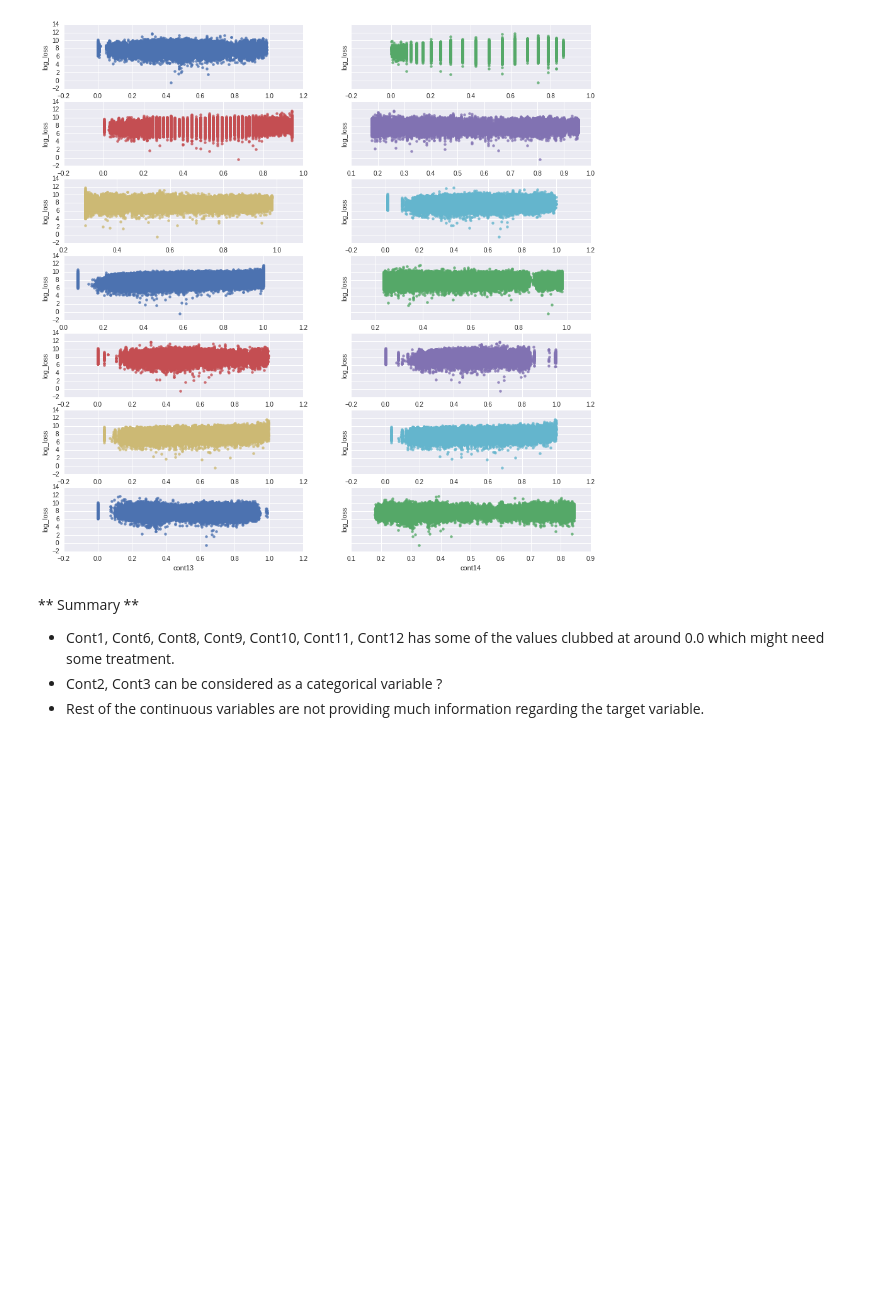
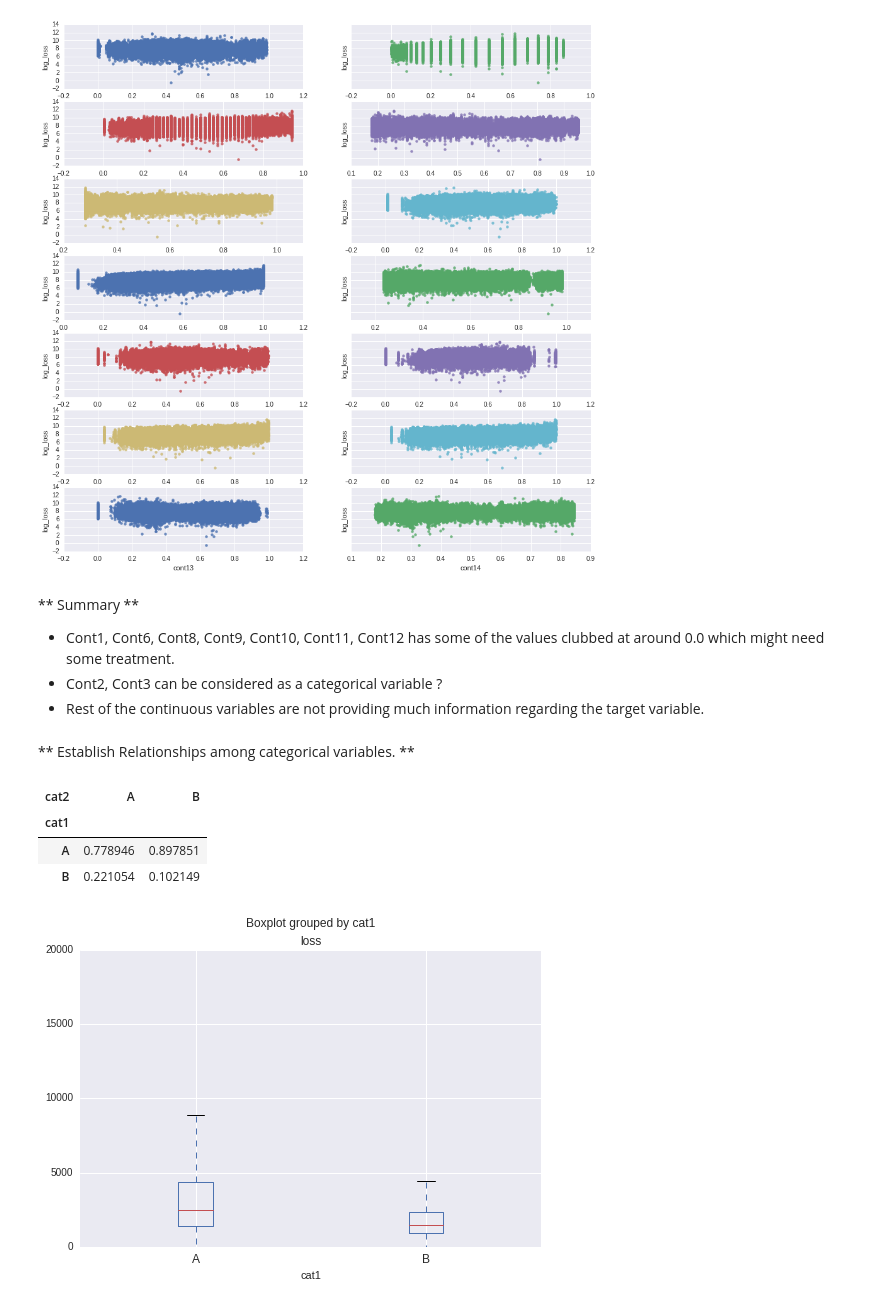
Before and after one commit to numb3r33/AllStateInsurance, a Jupyter notebook: notebooks/What_is_data.ipynb, the cells around one changed output. Saved outputs shown, nothing was run; the diff lists cells and outputs as text; code cells hidden in the pictures; blank space fills up the shorter version.

Commit message:
Feature Interaction for categorical variables for some of the variables.

```diff
--- a/notebooks/What_is_data.ipynb
+++ b/notebooks/What_is_data.ipynb
@@ -136,3 +138,5 @@ sns.regplot(x='cont14', y='log_loss', data=data[:len(train)], fit_reg=False, ax=
 * Cont1, Cont6, Cont8, Cont9, Cont10, Cont11, Cont12 has some of the values clubbed at around 0.0 which might need some treatment.
 * Cont2, Cont3 can be considered as a categorical variable ?
 * Rest of the continuous variables are not providing much information regarding the target variable.
+# %% [markdown]
+** Establish Relationships among categorical variables. **
@@ -138,0 +145,11 @@ sns.regplot(x='cont14', y='log_loss', data=data[:len(train)], fit_reg=False, ax=
+# %%
+cat1_cat2 / cat1_cat2.sum(axis=0)
+# %% [output]
+| cat2 | A | B |
+| cat1 |  |  |
+| A | 0.778946 | 0.897851 |
+| B | 0.221054 | 0.102149 |
+# %%
+data[data.loss < 20000].boxplot(column='loss', by='cat1');
+# %% [output]
+[figure, added]
```
Also changed, not shown: parts of 14 cells of this notebook.
